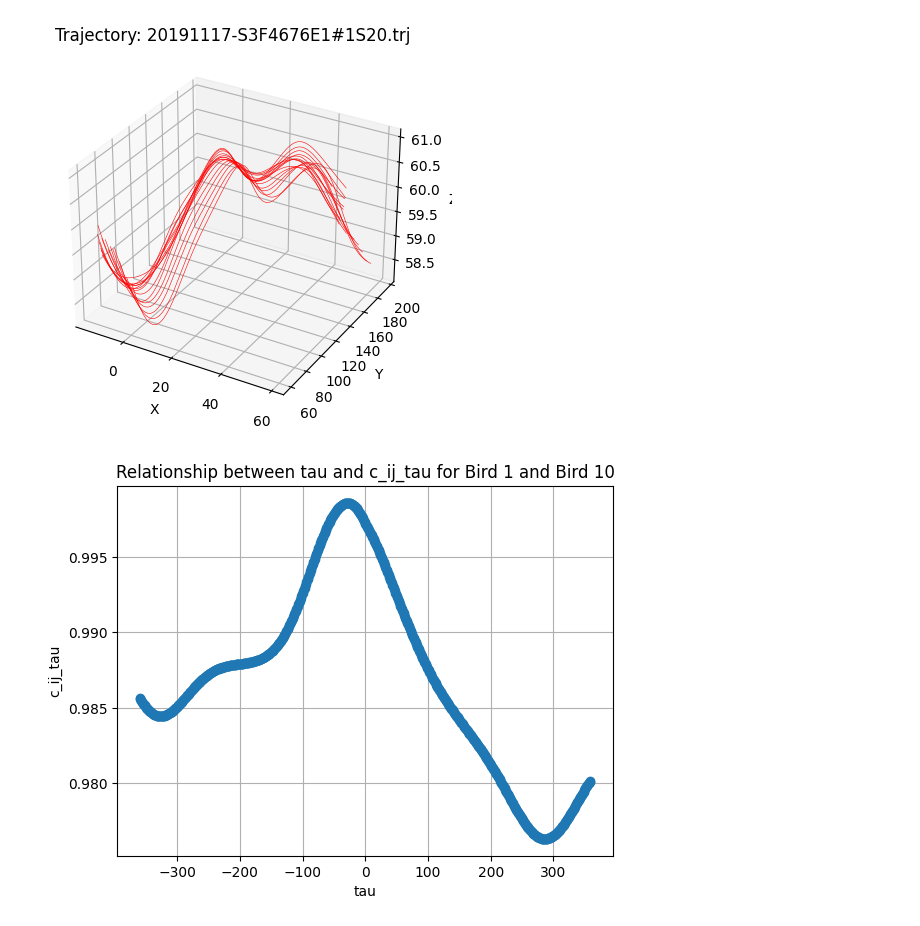
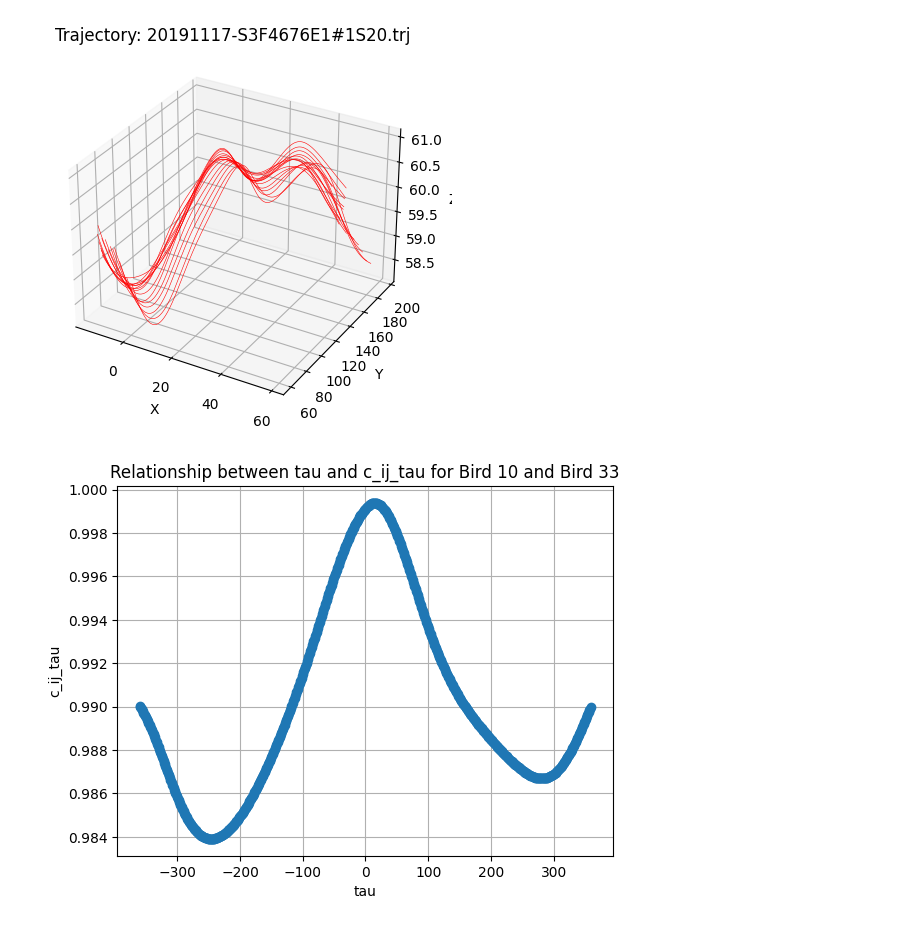
Before and after one commit to Vickers-Zhu/Trajectory, a Jupyter notebook: trajectory.ipynb, the cells around one changed output. Cells and saved outputs as stored; diff of their text form; code cells hidden in the pictures.

```diff
--- a/trajectory.ipynb
+++ b/trajectory.ipynb
@@ -43,22 +43,22 @@ plt.show()
 # %%
 from correlation_delay import calculate_correlation_pairs_multiple_tau, calculate_directional_correlation_delay
 
-bird_i = 1  # Index of bird i
-bird_j = 10  # Index of bird j
+bird_i = 10  # Index of bird i
+bird_j = 33  # Index of bird j
 tau_values = list(range(-60*6, 60*6, 1))  # List of tau values from -60*6 to 60*6 with interval of 10
 
 # calculate_directional_correlation_delay(data, bird_i, bird_j, 0)
 
 c_ij_values = calculate_correlation_pairs_multiple_tau(data, bird_i, bird_j, tau_values)[bird_i, bird_j]
 
 plt.plot(tau_values, c_ij_values, marker='o')
 plt.xlabel('tau')
 plt.ylabel('c_ij_tau')
 plt.title(f'Relationship between tau and c_ij_tau for Bird {bird_i} and Bird {bird_j}')
 plt.grid(True)
 plt.show()
 # %% [output]
-[figure, old version]
+[figure, new version]
 # %%
 import numpy as np
 
```
Also changed, not shown: parts of 3 cells of this notebook.
